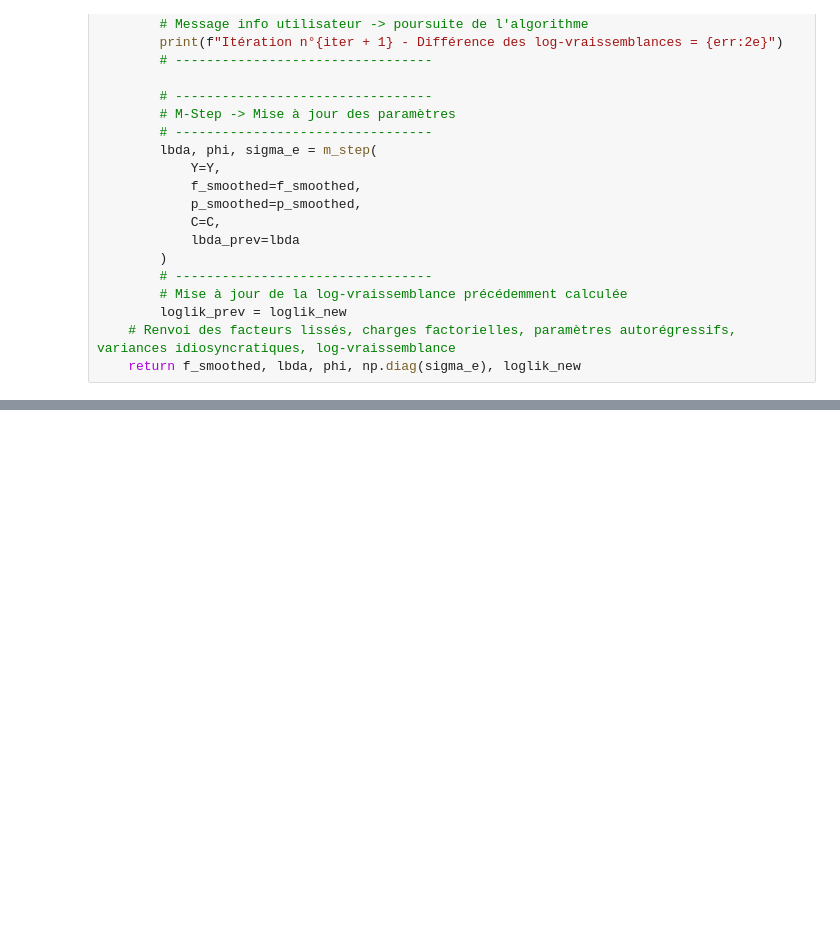
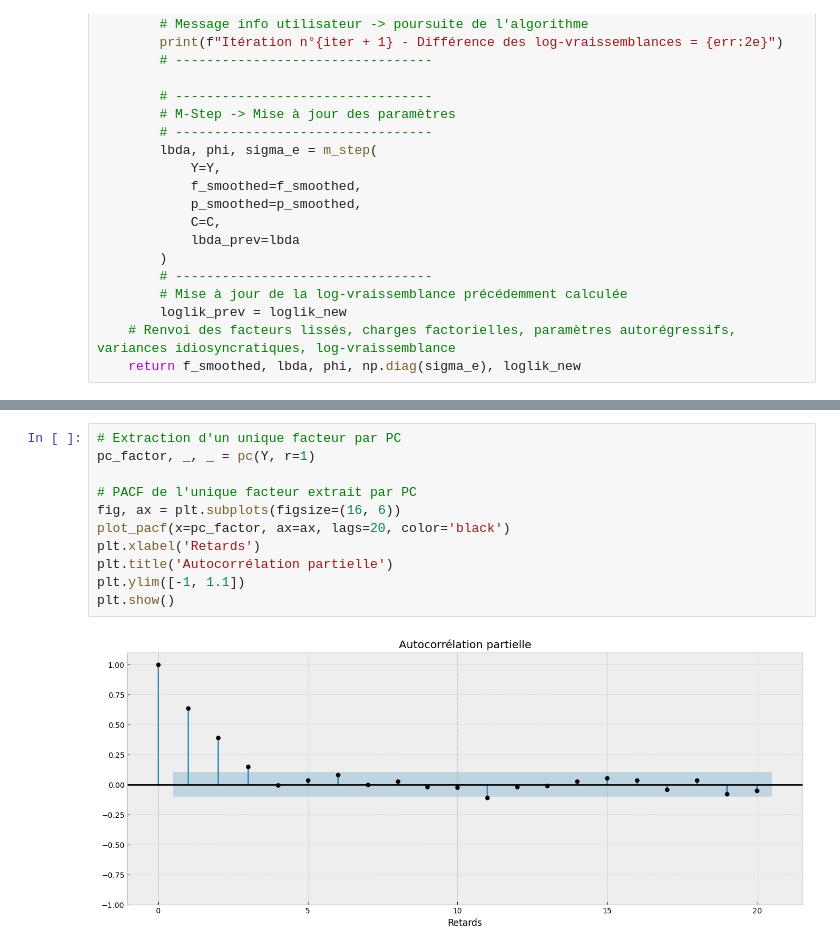
Before and after one commit to Jbdelrio/GestionQuant2DFM, a Jupyter notebook: main.ipynb, the cells around one changed output, grey strips where cells are left out. Saved outputs shown, nothing was run; the diff lists cells and outputs as text; blank space fills up the shorter version.

```diff
--- a/main.ipynb
+++ b/main.ipynb
@@ -698,0 +695,13 @@ def augmented_ols(Yi: np.ndarray, q: int, F: np.ndarray=None, s: int=0) -> tuple
+# %%
+# Extraction d'un unique facteur par PC
+pc_factor, _, _ = pc(Y, r=1)
+
+# PACF de l'unique facteur extrait par PC
+fig, ax = plt.subplots(figsize=(16, 6))
+plot_pacf(x=pc_factor, ax=ax, lags=20, color='black')
+plt.xlabel('Retards')
+plt.title('Autocorrélation partielle')
+plt.ylim([-1, 1.1])
+plt.show()
+# %% [output]
+[figure, added]
```
Also changed, not shown: parts of 12 cells of this notebook.
